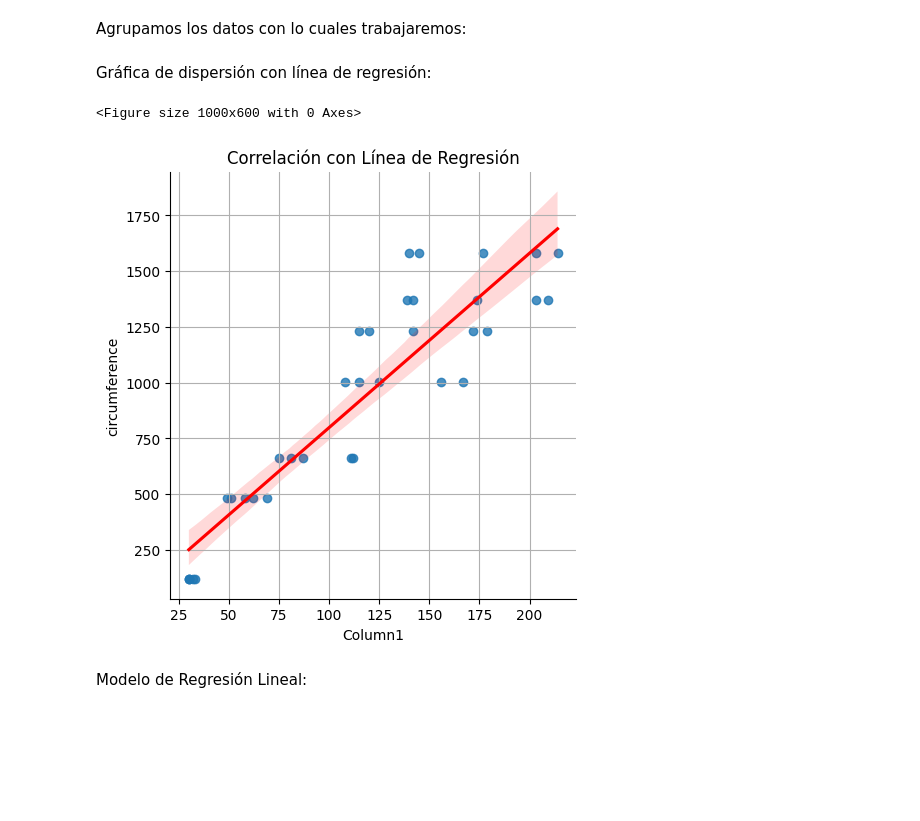
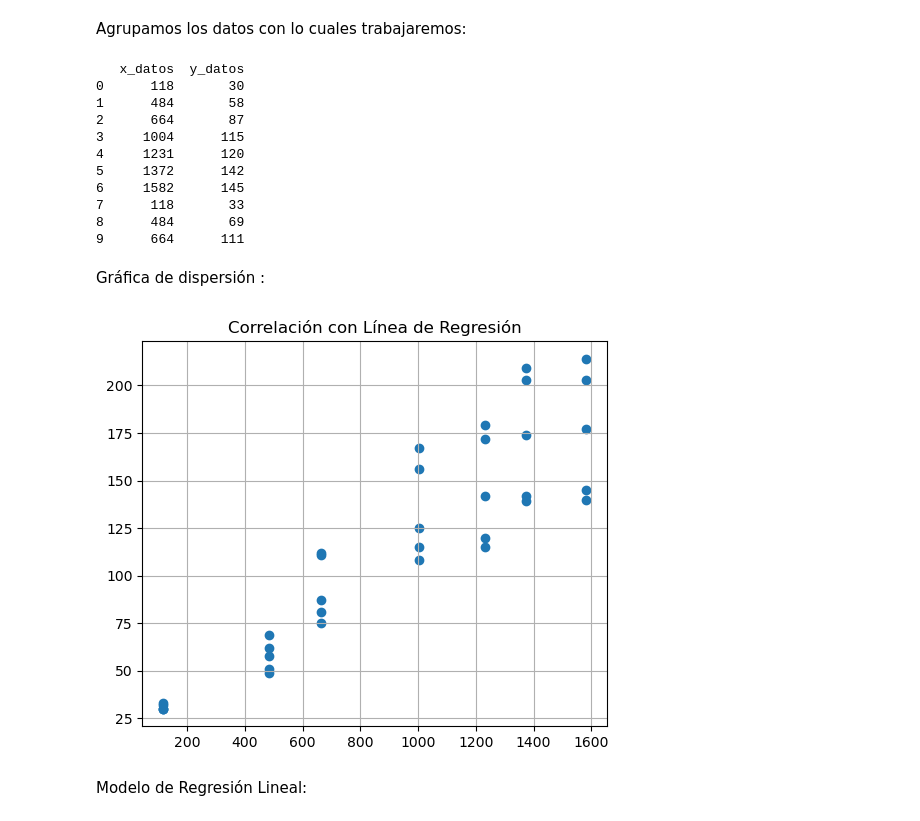
Before and after one commit to cezarrtdr/Dise-os-Experimentales, a Jupyter notebook: Regresion_simple.ipynb, the cells around one changed output. Saved outputs shown, nothing was run; the diff lists cells and outputs as text; code cells hidden in the pictures; blank space fills up the shorter version.

```diff
--- a/Regresion_simple.ipynb
+++ b/Regresion_simple.ipynb
@@ -89,19 +217,32 @@ plt.show()
 # %% [markdown]
 Agrupamos los datos con lo cuales trabajaremos:
 # %%
-x_datos= df["circumference"].values
-y_datos=df["Column1"].values
+x_datos= df["age"]
+y_datos=df["circumference"]
+df = pd.DataFrame({'x_datos': x_datos, 'y_datos': y_datos})
+print(df.head(10))
+# %% [output]
+   x_datos  y_datos
+0      118       30
+1      484       58
+2      664       87
+3     1004      115
+4     1231      120
+5     1372      142
+6     1582      145
+7      118       33
+8      484       69
+9      664      111
 # %% [markdown]
-Gráfica de dispersión con línea de regresión:
+Gráfica de dispersión :
 # %%
-plt.figure(figsize=(10, 6))
-sns.lmplot(data=df, x='Column1', y='circumference', line_kws={'color': 'red'})
+plt.figure(figsize=(6, 5))
+plt.scatter(data=df, x='x_datos', y='y_datos',)
 plt.title('Correlación con Línea de Regresión')
 plt.grid(True)
 plt.show()
 # %% [output]
-<Figure size 1000x600 with 0 Axes>
-[figure, old version]
+[figure, new version]
 # %% [markdown]
 Modelo de Regresión Lineal:
 # %%
```
Also changed, not shown: parts of 23 cells of this notebook.
